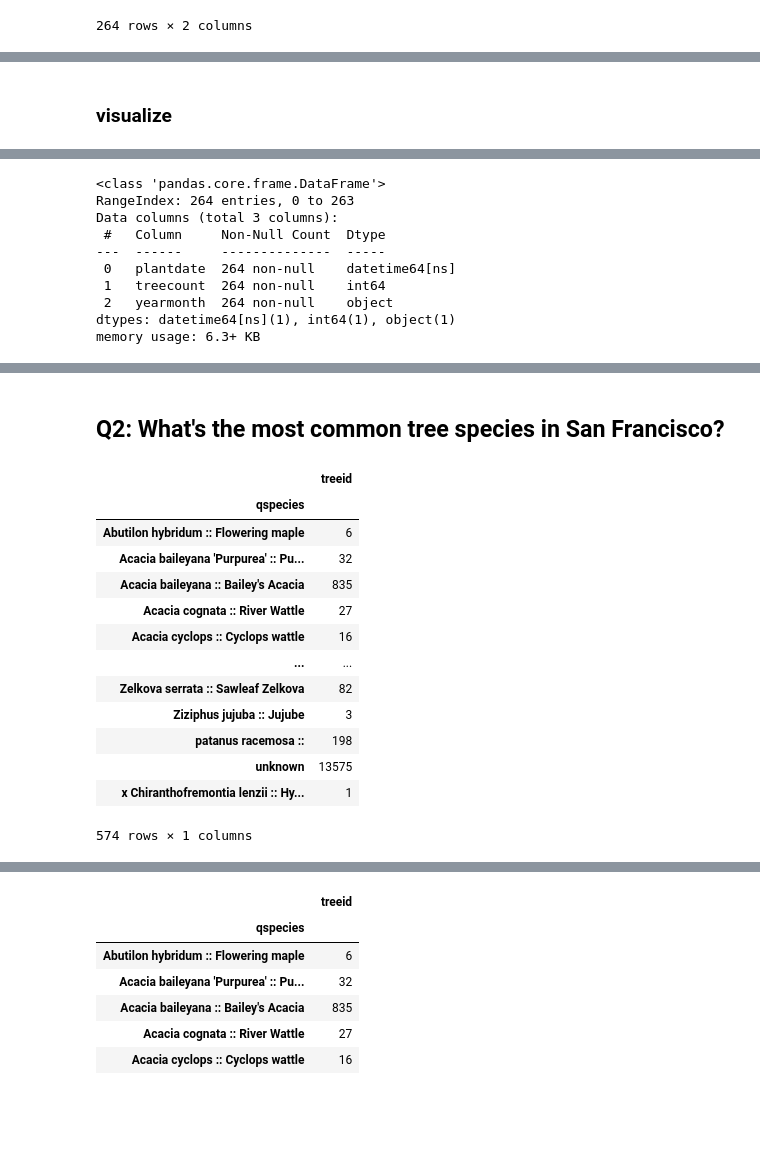
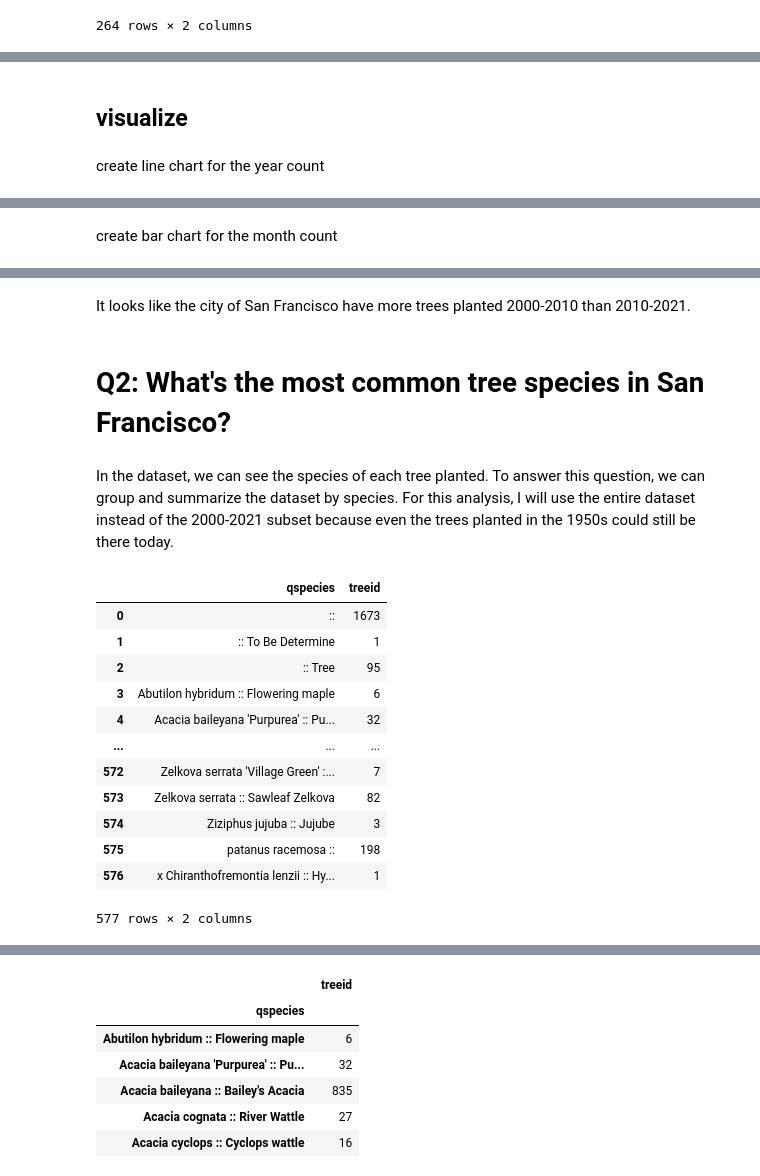
Before and after one commit to jyyang7/j233-proj-trees-in-sf, a Jupyter notebook: 02_data_analysis.ipynb, the cells around one changed output, grey strips where cells are left out. Cells and saved outputs as stored; diff of their text form; code cells hidden in the pictures; blank space fills up the shorter version.

```diff
--- a/02_data_analysis.ipynb
+++ b/02_data_analysis.ipynb
@@ -328,5 +344,7 @@ tree_count_2000m
 | 263 | 2021-12-31 | 30 | 2021-12 |
 264 rows × 3 columns
 # %% [markdown]
-### visualize
+## visualize
+# %% [markdown]
+create line chart for the year count
 # %%
@@ -341,17 +359,6 @@ alt.Chart(tree_count_2000).mark_line().encode(
 )
 # %% [output]
 [interactive output not drawn]
-# %%
-tree_count_2000m.info()
-# %% [output]
-<class 'pandas.core.frame.DataFrame'>
-RangeIndex: 264 entries, 0 to 263
-Data columns (total 3 columns):
- #   Column     Non-Null Count  Dtype
----  ------     --------------  -----
- 0   plantdate  264 non-null    datetime64[ns]
- 1   treecount  264 non-null    int64
- 2   yearmonth  264 non-null    object
-dtypes: datetime64[ns](1), int64(1), object(1)
-memory usage: 6.3+ KB
+# %% [markdown]
+create bar chart for the month count
 # %%
@@ -367,27 +374,27 @@ alt.Chart(tree_count_2000m).mark_bar().encode(
 )
 # %% [output]
 [interactive output not drawn]
+# %% [markdown]
+It looks like the city of San Francisco have more trees planted 2000-2010 than 2010-2021.
 # %% [markdown]
-## Q2: What's the most common tree species in San Francisco?
+# Q2: What's the most common tree species in San Francisco?
+# %% [markdown]
+In the dataset, we can see the species of each tree planted. To answer this question, we can group and summarize the dataset by species. For this analysis, I will use the entire dataset instead of the 2000-2021 subset because even the trees planted in the 1950s could still be there today.
 # %%
-# group by species
-
 # group by tree species
-species_count = sf_trees.groupby(['qspecies']).count()
-species_count = species_count[['treeid']].copy()
+species_count = sf_trees.groupby(['qspecies']).count()[['treeid']].reset_index()
 species_count
 # %% [output]
-|  | treeid |
-| qspecies |  |
-| Abutilon hybridum :: Flowering maple | 6 |
-| Acacia baileyana 'Purpurea' :: Pu... | 32 |
-| Acacia baileyana :: Bailey's Acacia | 835 |
-| Acacia cognata :: River Wattle | 27 |
-| Acacia cyclops :: Cyclops wattle | 16 |
-| ... | ... |
-| Zelkova serrata :: Sawleaf Zelkova | 82 |
-| Ziziphus jujuba :: Jujube | 3 |
-| patanus racemosa :: | 198 |
-| unknown | 13575 |
-| x Chiranthofremontia lenzii :: Hy... | 1 |
+|  | qspecies | treeid |
+| 0 | :: | 1673 |
+| 1 | :: To Be Determine | 1 |
+| 2 | :: Tree | 95 |
+| 3 | Abutilon hybridum :: Flowering maple | 6 |
+| 4 | Acacia baileyana 'Purpurea' :: Pu... | 32 |
+| ... | ... | ... |
+| 572 | Zelkova serrata 'Village Green' :... | 7 |
+| 573 | Zelkova serrata :: Sawleaf Zelkova | 82 |
+| 574 | Ziziphus jujuba :: Jujube | 3 |
+| 575 | patanus racemosa :: | 198 |
+| 576 | x Chiranthofremontia lenzii :: Hy... | 1 |
-574 rows × 1 columns
+577 rows × 2 columns
```
Also changed, not shown: parts of 63 cells of this notebook.
